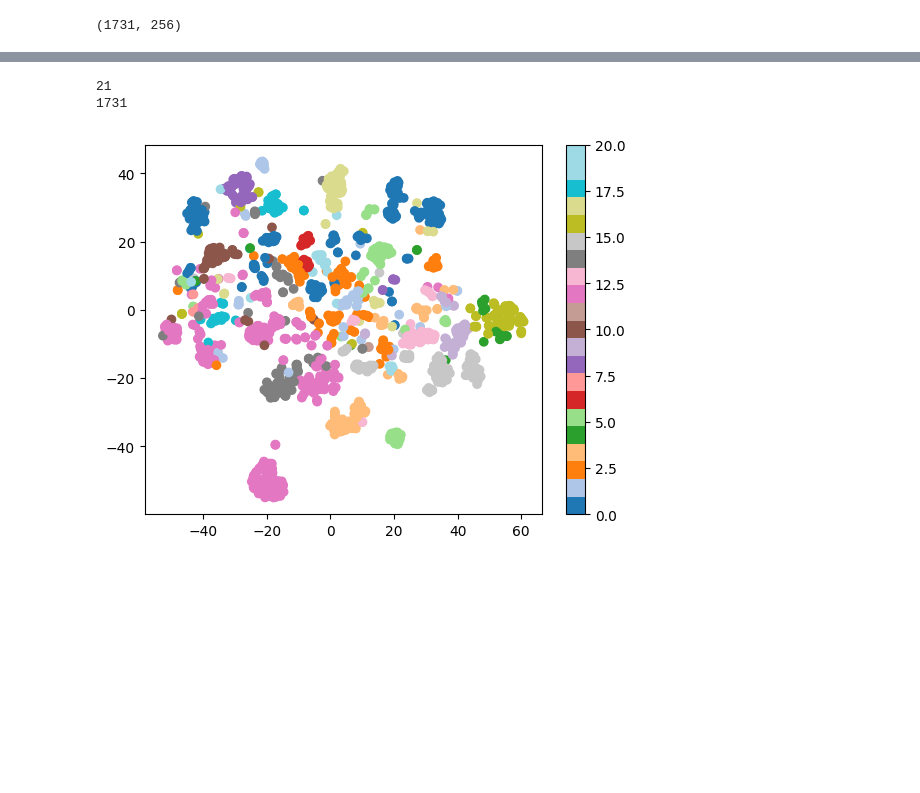
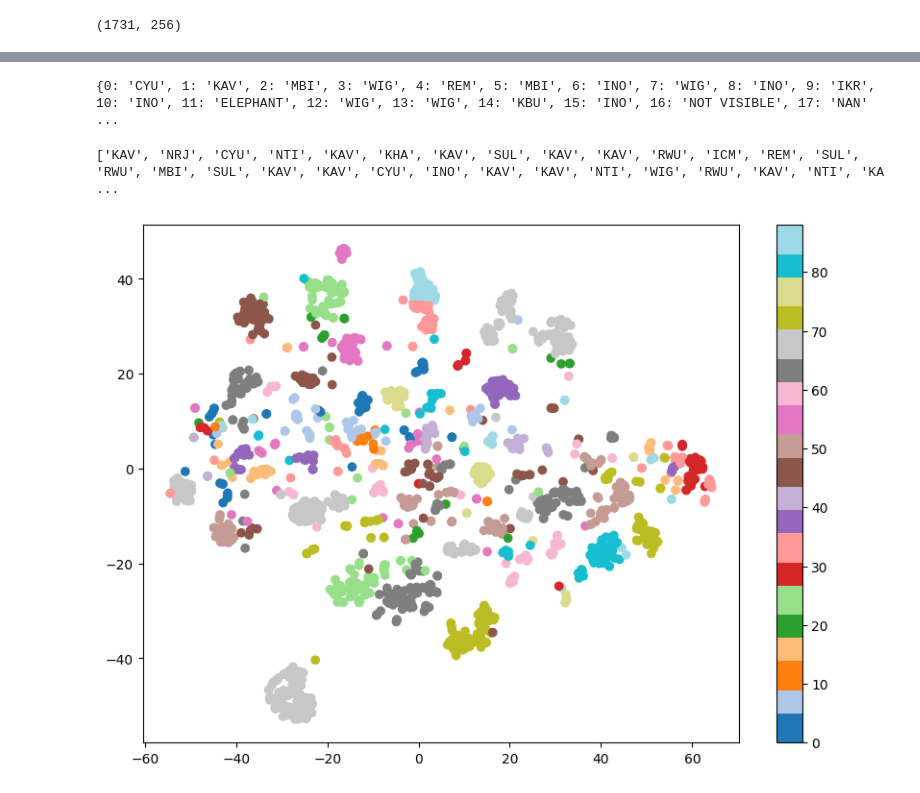
Before and after one commit to rohansaw/gorillavision-interspecies-money, a Jupyter notebook: analysis/analyze_embeddings.ipynb, the cells around one changed output, grey strips where cells are left out. Saved outputs shown, nothing was run; the diff lists cells and outputs as text; code cells hidden in the pictures; blank space fills up the shorter version.

Commit message:
added new kwitonda db

```diff
--- a/analysis/analyze_embeddings.ipynb
+++ b/analysis/analyze_embeddings.ipynb
@@ -8,6 +8,13 @@ print(embeddings.shape)
 ids = np.load(img_fns_file)
 # %% [output]
 (1731, 256)
+# %%
+embeddings_file_db = "/home/rohan/Documents/projects/interspecies_money/gorillavision/reid-system/database_kwitonda/embeddings.npy"
+img_fns_file_db = "/home/rohan/Documents/projects/interspecies_money/gorillavision/reid-system/database_kwitonda/labels.npy"
+
+embeddings_db = np.load(embeddings_file_db)
+ids_db = np.load(img_fns_file_db)
+ids_db = np.array([id.split("_")[0] for id in ids_db])
 # %%
 # Cluster (without doing PCA before)
 %pip install scikit-learn
@@ -40,8 +47,10 @@ imgfn_to_sequence = {} # {img_filename: sequence_id}
 with open(sequences_file, "r") as f:
     sequences = json.load(f)
 
-exclude = ["Elephant", "NOT VISIBLE"]
+
 data = pd.read_csv('labels.csv')
+
+data.loc[data["Prediction Interspecies"] == "KWIG", "Prediction Interspecies"] = "WIG"
 
 for sequence_id, sequence in sequences.items():
     for img_fn in sequence:
@@ -79,37 +88,38 @@ for sequence_id, cluster_ids in seq_cluster_ids.items():
 
 num_sequences_per_cluster = [len(set(sequence_ids)) for sequence_ids in sequences_per_cluster.values()]
 num_individuals_per_cluster = [len(set(individual_ids)) for individual_ids in individuals_per_cluster.values()]
+# %% [output]
+{0: 'CYU', 1: 'KAV', 2: 'MBI', 3: 'WIG', 4: 'REM', 5: 'MBI', 6: 'INO', 7: 'WIG', 8: 'INO', 9: 'IKR', 10: 'INO', 11: 'ELEPHANT', 12: 'WIG', 13: 'WIG', 14: 'KBU', 15: 'INO', 16: 'NOT VISIBLE', 17: 'NAN' ...
 # %%
-# visualize the embeddings with the sequence ids as the labels (each with its own color)
 import matplotlib.pyplot as plt
 from sklearn.manifold import TSNE
-import pandas as pd
+import numpy as np
+
+# TODO filter db entries of individuals that are not in the dataset?
+
+# Fit the TSNE model to the embeddings
 tsne = TSNE(n_components=2)
-embeddings_2d = tsne.fit_transform(embeddings)
-
-sequence_ids = [int(imgfn_to_sequence[img_fn]) for img_fn in ids]
-individual_ids = []
-
-for seq_id in sequence_ids:
-    individual_id = seq_to_id[seq_id]
-    individual_ids.append(individual_id)
-
-sequence_ids = np.array(sequence_ids)
-individual_ids = np.array(individual_ids)
-
-print(len(set(individual_ids)))
-print(len(individual_ids))
+all_embeddings = np.vstack((embeddings, embeddings_db))
+embeddings_2d = tsne.fit_transform(all_embeddings)
 
 
-# the sequence ids are not a color, but rather a label. Ensure that the colors have a very broad range, so that the colors are distinct
-colors = plt.cm.get_cmap("tab20", len(set(individual_ids)))
-individual_ids_num_map = {ind: i for i, ind in enumerate(set(individual_ids))}
-c = [individual_ids_num_map[ind] for ind in individual_ids]
-plt.scatter(embeddings_2d[:, 0], embeddings_2d[:, 1], c=c, cmap=colors)
+# Split the transformed embeddings back into original and additional sets
+embeddings_2d_original = embeddings_2d[:len(embeddings)]
+embeddings_2d_additional = embeddings_2d[len(embeddings):]
+
+# Get the sequence IDs and map them to individual IDs
+sequence_ids = [int(imgfn_to_sequence[img_fn]) for img_fn in ids]
+individual_ids = [seq_to_id[seq_id] for seq_id in sequence_ids]
+print(individual_ids)
+
+colors = plt.cm.get_cmap("tab20", len(set(sequence_ids)))
+individual_ids_num_map = {ind: i for i, ind in enumerate(set(sequence_ids))}
+c = [individual_ids_num_map[ind] for ind in sequence_ids]
+plt.figure(figsize=(10, 7))  # Adjust the figure size if needed
+plt.scatter(embeddings_2d_original[:, 0], embeddings_2d_original[:, 1], c=c, cmap=colors)
 plt.colorbar()
 # save the plot in high resolution
 plt.savefig("/home/rohan/Documents/projects/interspecies_money/embeddings_analysis/kwitonda_portraits/embeddings/clustered_embeddings.png", dpi=300)
 # %% [output]
-21
-1731
+['KAV', 'NRJ', 'CYU', 'NTI', 'KAV', 'KHA', 'KAV', 'SUL', 'KAV', 'KAV', 'RWU', 'ICM', 'REM', 'SUL', 'RWU', 'MBI', 'SUL', 'KAV', 'KAV', 'CYU', 'INO', 'KAV', 'KAV', 'NTI', 'WIG', 'RWU', 'KAV', 'NTI', 'KA ...
-[figure, old version]
+[figure, new version]
```
Also changed, not shown: parts of 7 cells of this notebook, 12 other files.
